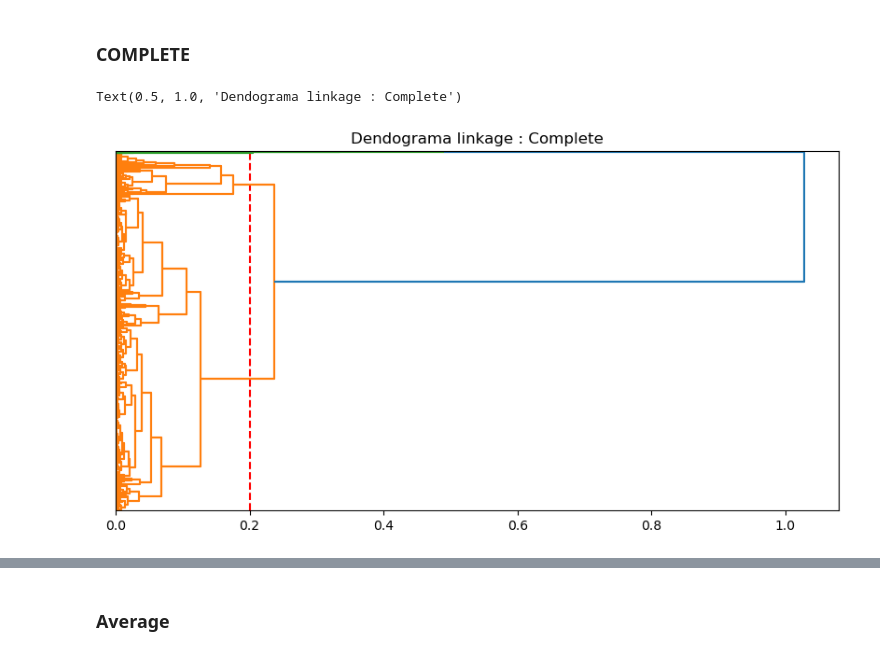
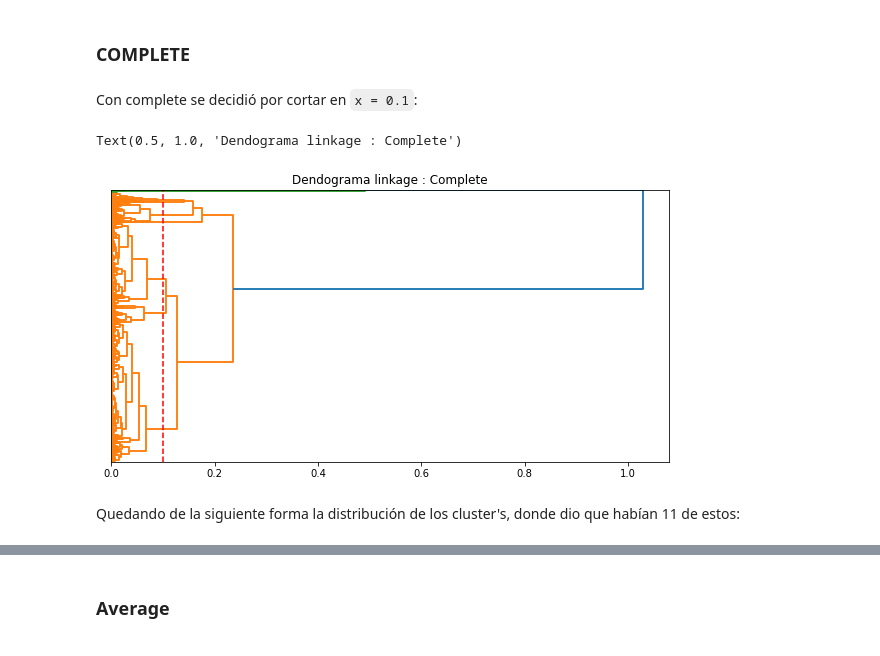
Before and after one commit to Litr0/Proyecto-Mineria, a Jupyter notebook: Hito1.ipynb, the cells around one changed output, grey strips where cells are left out. Drawn from its saved outputs; the diff is of its cells as text; code cells hidden in the pictures.

```diff
--- a/Hito1.ipynb
+++ b/Hito1.ipynb
@@ -525,16 +546,18 @@ np.unique(ward_euclidean.labels_)
 array([0, 1, 2, 3, 4], dtype=int64)
 # %% [markdown]
 ### COMPLETE
+# %% [markdown]
+Con complete se decidió por cortar en `x = 0.1`:
 # %%
 fig, ax = plt.subplots(sharex=True, figsize = (10,5))
 Z = linkage(X, method='complete', metric='cosine') # distancia maxima entre putnos
 dn = dendrogram(Z, labels = None,orientation='right')
-plt.axvline(x= 0.2, color='r', linestyle='--')
+plt.axvline(x= 0.1, color='r', linestyle='--')
 dn = dendrogram(Z, labels = ['' for k in range(0,len(X))], orientation='right')
 plt.title('Dendograma linkage : Complete')
 # %% [output]
 Text(0.5, 1.0, 'Dendograma linkage : Complete')
-[figure, old version]
+[figure, new version]
 # %%
 distance = 0.1
 
@@ -542,6 +565,8 @@ complete_cosine = AgglomerativeClustering(linkage='complete',
                                 affinity='cosine',
                                 n_clusters=None,
                                 distance_threshold= distance).fit(X)
+# %% [markdown]
+Quedando de la siguiente forma la distribución de los cluster's, donde dio que habían 11 de estos:
 # %%
 fig, ax = plt.subplots(sharex=True, figsize = (10,5))
 plt.scatter(rates_pca[:,0],rates_pca[:,1], c= complete_cosine.labels_)
```
Also changed, not shown: parts of 34 cells of this notebook.
